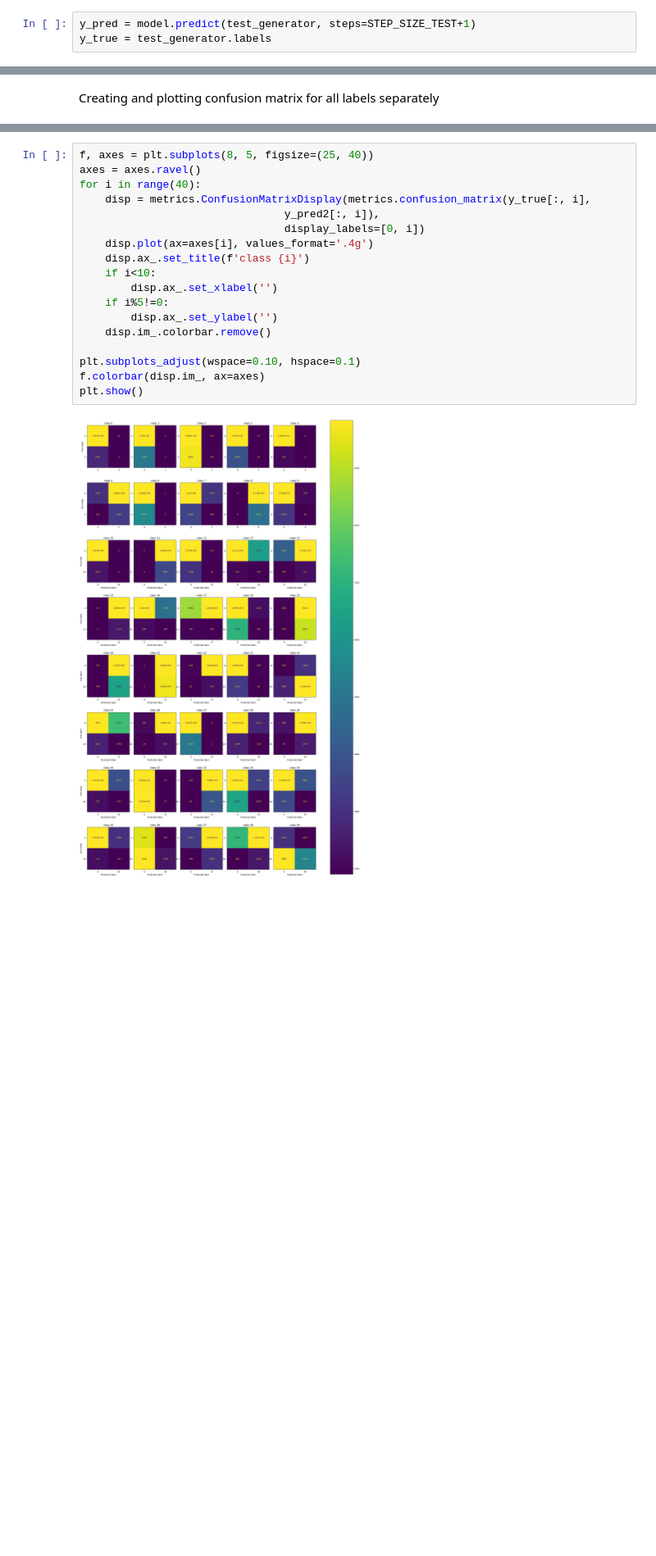
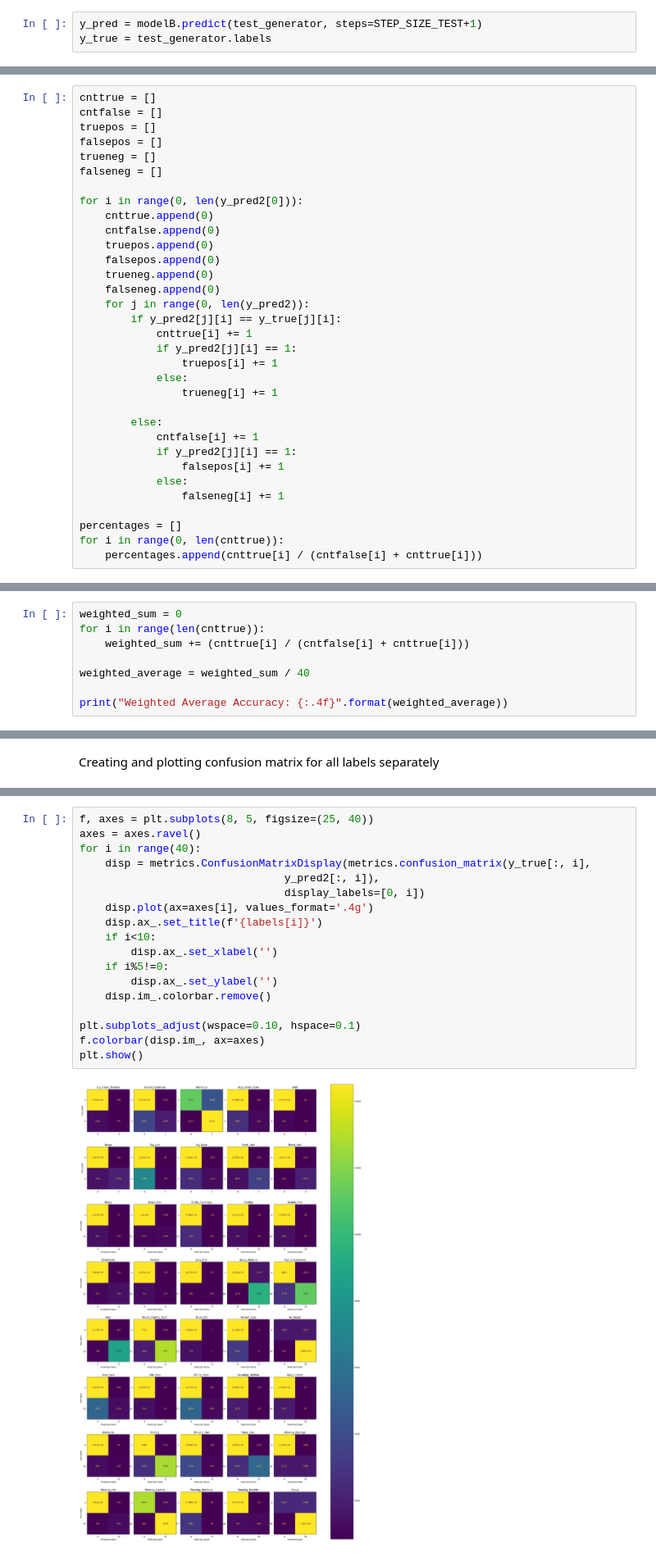
Before and after one commit to 176567/DeepLearningProject, a Jupyter notebook: celeba project.ipynb, the cells around one changed output, grey strips where cells are left out. Shown at 82% size. Cells and saved outputs as stored; diff of their text form; blank space fills up the shorter version.

```diff
--- a/celeba project.ipynb
+++ b/celeba project.ipynb
@@ -271,4 +291,4 @@ sklearn.set_config(
 # %%
-y_pred = model.predict(test_generator, steps=STEP_SIZE_TEST+1)
+y_pred = modelB.predict(test_generator, steps=STEP_SIZE_TEST+1)
 y_true = test_generator.labels
 # %% [output]
@@ -292,0 +299,33 @@ print(y_true[11])
+# %%
+cnttrue = []
+cntfalse = []
+truepos = []
+falsepos = []
+trueneg = []
+falseneg = []
+
+for i in range(0, len(y_pred2[0])):
+    cnttrue.append(0)
+    cntfalse.append(0)
+    truepos.append(0)
+    falsepos.append(0)
+    trueneg.append(0)
+    falseneg.append(0)
+    for j in range(0, len(y_pred2)):
+        if y_pred2[j][i] == y_true[j][i]:
+            cnttrue[i] += 1
+            if y_pred2[j][i] == 1:
+                truepos[i] += 1
+            else:
+                trueneg[i] += 1
+
+        else:
+            cntfalse[i] += 1
+            if y_pred2[j][i] == 1:
+                falsepos[i] += 1
+            else:
+                falseneg[i] += 1
+
+percentages = []
+for i in range(0, len(cnttrue)):
+    percentages.append(cnttrue[i] / (cntfalse[i] + cnttrue[i]))
@@ -292,0 +334,8 @@ print(y_true[11])
+# %%
+weighted_sum = 0
+for i in range(len(cnttrue)):
+    weighted_sum += (cnttrue[i] / (cntfalse[i] + cnttrue[i]))
+
+weighted_average = weighted_sum / 40
+
+print("Weighted Average Accuracy: {:.4f}".format(weighted_average))
@@ -295,20 +356,20 @@ Creating and plotting confusion matrix for all labels separately
 # %%
 f, axes = plt.subplots(8, 5, figsize=(25, 40))
 axes = axes.ravel()
 for i in range(40):
     disp = metrics.ConfusionMatrixDisplay(metrics.confusion_matrix(y_true[:, i],
                                 y_pred2[:, i]),
                                 display_labels=[0, i])
     disp.plot(ax=axes[i], values_format='.4g')
-    disp.ax_.set_title(f'class {i}')
+    disp.ax_.set_title(f'{labels[i]}')
     if i<10:
         disp.ax_.set_xlabel('')
     if i%5!=0:
         disp.ax_.set_ylabel('')
     disp.im_.colorbar.remove()
 
 plt.subplots_adjust(wspace=0.10, hspace=0.1)
 f.colorbar(disp.im_, ax=axes)
 plt.show()
 # %% [output]
-[figure, old version]
+[figure, new version]
```
Also changed, not shown: parts of 30 cells of this notebook.
